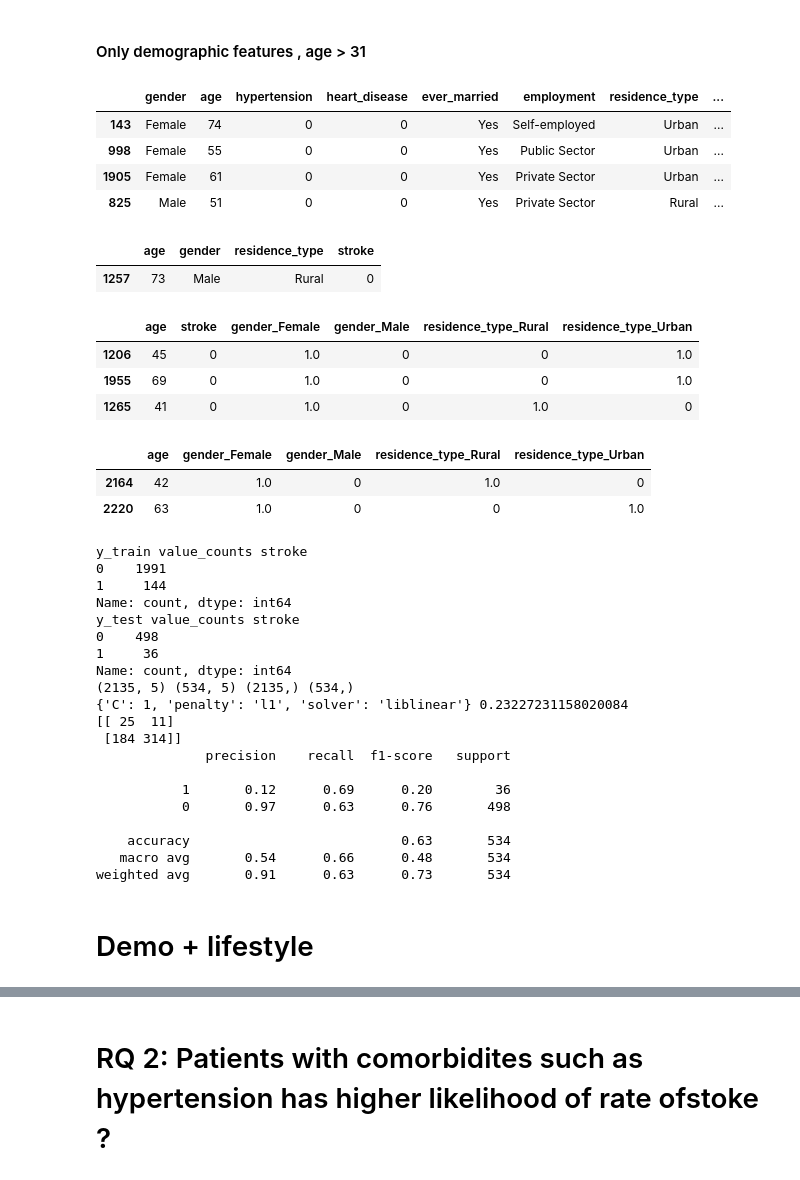
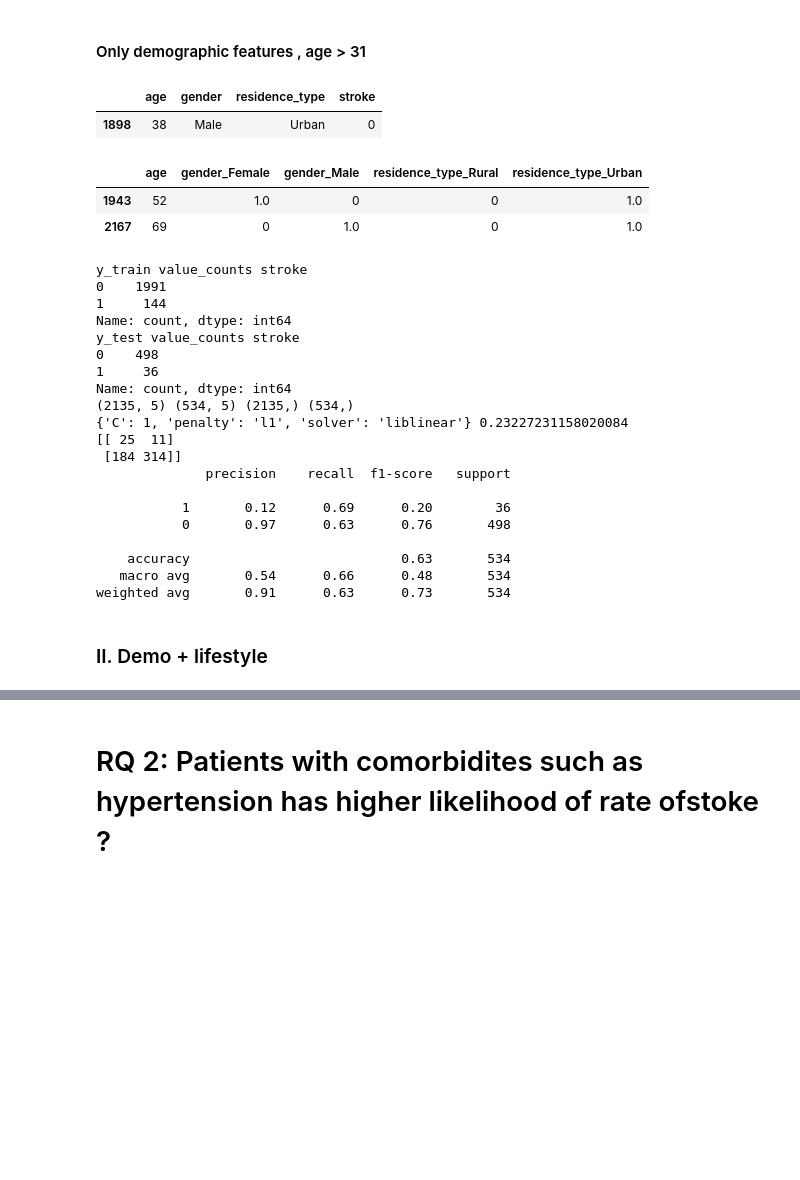
Before and after one commit to lily-aung/HAD7001, a Jupyter notebook: Datathon_2/Datathon_2_Team8.ipynb, the cells around one changed output, grey strips where cells are left out. Cells and saved outputs as stored; diff of their text form; code cells hidden in the pictures; blank space fills up the shorter version.

```diff
--- a/Datathon_2/Datathon_2-Team8.ipynb
+++ b/Datathon_2/Datathon_2_Team8.ipynb
@@ -375,7 +361,7 @@ def preprocess_data(source_df, binary_cols, smoking_dict, employment_dict):
         t_df = pd.concat([t_df, encoded_df], axis=1)
 
     # Display a sample of the processed DataFrame
-    display(t_df.sample(3))
+    #display(t_df.sample(3))
 
     # Return processed DataFrame
     return t_df, None
@@ -442,13 +430,14 @@ plt.show()
 # %%
-#classes = t_df['stroke'].unique()
-#y = t_df.pop('stroke')
-#X = t_df.copy()
+classes = t_df['stroke'].unique()
+y = t_df.pop('stroke')
+X = t_df.copy()
 
-classes = t_df_31['stroke'].unique()
-y = t_df_31.pop('stroke')
-X = t_df_31.copy()
+#classes = t_df_31['stroke'].unique()
+#y = t_df_31.pop('stroke')
+#X = t_df_31.copy()
 
 
+display(X.sample(2))
 X_train, X_test, y_train, y_test = train_test_split(X, y, test_size=0.2, random_state=42, stratify=y)
 scaler = StandardScaler()
 
@@ -714,23 +714,13 @@ weighted avg       0.94      0.71      0.79       651
 # %%
 t_df = source_df[source_df['age']>31]
 t_df = t_df.reset_index(drop=True)
-display(t_df.sample(4))
 _, _, _, _ = preprocess_and_train_logistic_regression(t_df , sel_features , binary_cols, smoking_dict, employment_dict)
 # %% [output]
-|  | gender | age | hypertension | heart_disease | ever_married | employment | residence_type | ... |
-| 143 | Female | 74 | 0 | 0 | Yes | Self-employed | Urban | ... |
-| 998 | Female | 55 | 0 | 0 | Yes | Public Sector | Urban | ... |
-| 1905 | Female | 61 | 0 | 0 | Yes | Private Sector | Urban | ... |
-| 825 | Male | 51 | 0 | 0 | Yes | Private Sector | Rural | ... |
+|  | age | gender | residence_type | stroke |
+| 1898 | 38 | Male | Urban | 0 |
-|  | age | gender | residence_type | stroke |
-| 1257 | 73 | Male | Rural | 0 |
+|  | age | gender_Female | gender_Male | residence_type_Rural | residence_type_Urban |
+| 1943 | 52 | 1.0 | 0 | 0 | 1.0 |
+| 2167 | 69 | 0 | 1.0 | 0 | 1.0 |
-|  | age | stroke | gender_Female | gender_Male | residence_type_Rural | residence_type_Urban |
-| 1206 | 45 | 0 | 1.0 | 0 | 0 | 1.0 |
-| 1955 | 69 | 0 | 1.0 | 0 | 0 | 1.0 |
-| 1265 | 41 | 0 | 1.0 | 0 | 1.0 | 0 |
-|  | age | gender_Female | gender_Male | residence_type_Rural | residence_type_Urban |
-| 2164 | 42 | 1.0 | 0 | 1.0 | 0 |
-| 2220 | 63 | 1.0 | 0 | 0 | 1.0 |
 y_train value_counts stroke
 0    1991
 1     144
@@ -752,7 +742,7 @@ Name: count, dtype: int64
    macro avg       0.54      0.66      0.48       534
 weighted avg       0.91      0.63      0.73       534
 # %% [markdown]
-# Demo + lifestyle
+### II. Demo + lifestyle
 # %%
 _, _, _, _ =preprocess_and_train_logistic_regression(source_df, demo_features+lifestyle_features , binary_cols, smoking_dict, employment_dict)
 # %% [output]
```
Also changed, not shown: parts of 52 cells of this notebook.
